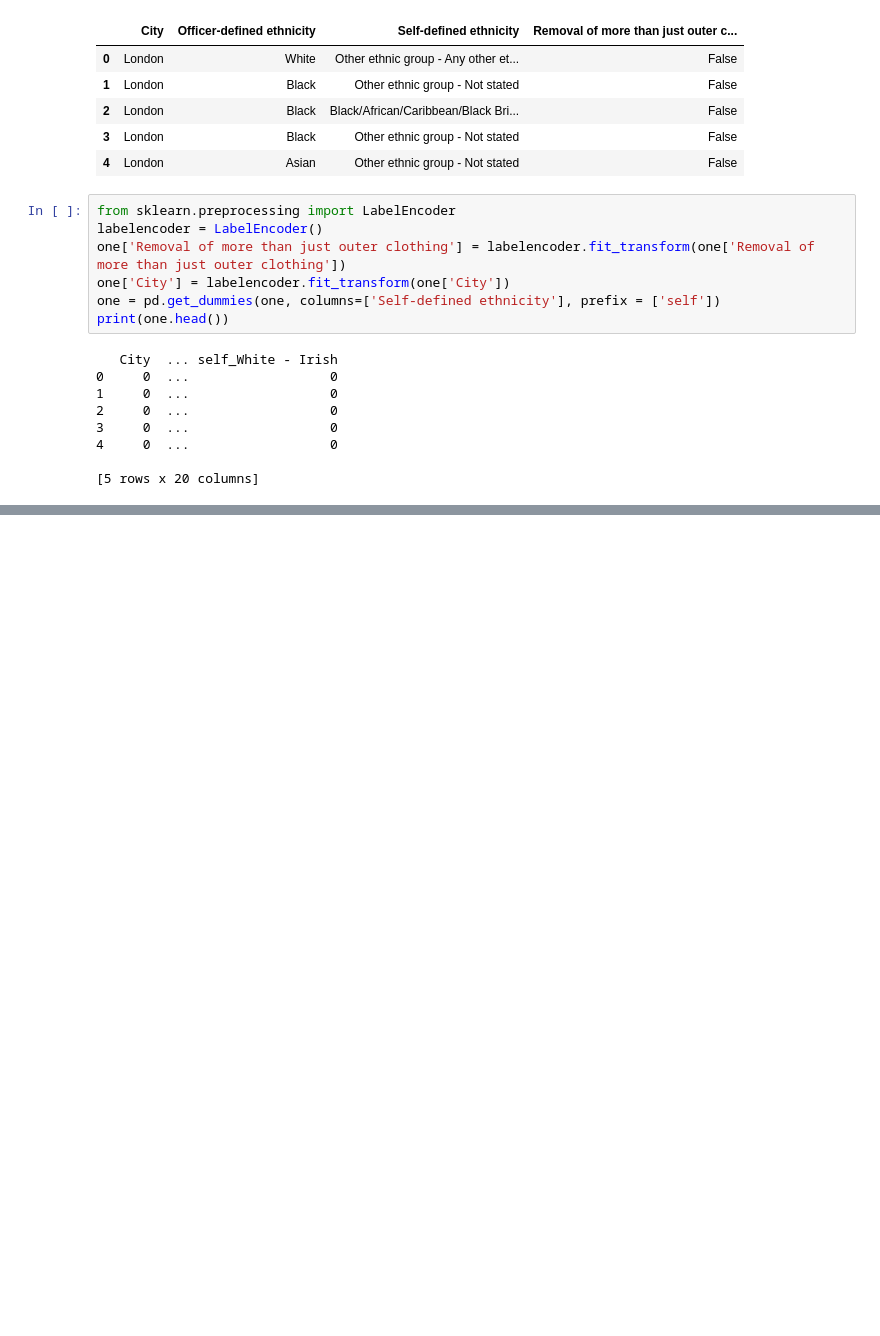
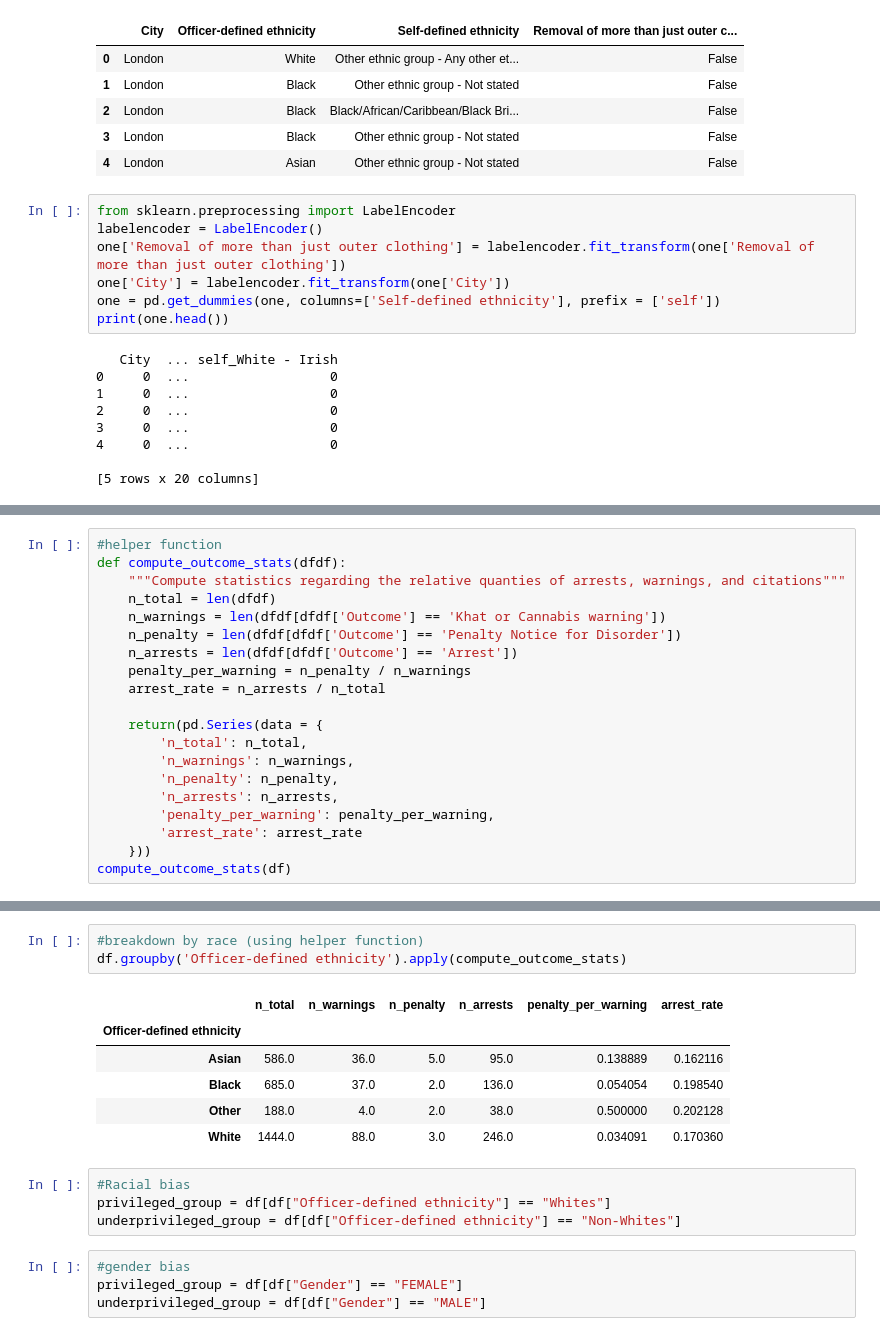
Before and after one commit to pateljay7018/CE888-7-SP-D.S.-and-decision-making-, a Jupyter notebook: Assignment-1/london_police_bias.ipynb, the cells around one changed output, grey strips where cells are left out. Cells and saved outputs as stored; diff of their text form; blank space fills up the shorter version.

```diff
--- a/Assignment-1/london_police_bias.ipynb
+++ b/Assignment-1/london_police_bias.ipynb
@@ -219,0 +269,20 @@ Name: Removal of more than just outer clothing, dtype: int64
+# %%
+#helper function
+def compute_outcome_stats(dfdf):
+    """Compute statistics regarding the relative quanties of arrests, warnings, and citations"""
+    n_total = len(dfdf)
+    n_warnings = len(dfdf[dfdf['Outcome'] == 'Khat or Cannabis warning'])
+    n_penalty = len(dfdf[dfdf['Outcome'] == 'Penalty Notice for Disorder'])
+    n_arrests = len(dfdf[dfdf['Outcome'] == 'Arrest'])
+    penalty_per_warning = n_penalty / n_warnings
+    arrest_rate = n_arrests / n_total
+
+    return(pd.Series(data = {
+        'n_total': n_total,
+        'n_warnings': n_warnings,
+        'n_penalty': n_penalty,
+        'n_arrests': n_arrests,
+        'penalty_per_warning': penalty_per_warning,
+        'arrest_rate': arrest_rate
+    }))
+compute_outcome_stats(df)
@@ -219,0 +305,18 @@ Name: Removal of more than just outer clothing, dtype: int64
+# %%
+#breakdown by race (using helper function)
+df.groupby('Officer-defined ethnicity').apply(compute_outcome_stats)
+# %% [output]
+|  | n_total | n_warnings | n_penalty | n_arrests | penalty_per_warning | arrest_rate |
+| Officer-defined ethnicity |  |  |  |  |  |  |
+| Asian | 586.0 | 36.0 | 5.0 | 95.0 | 0.138889 | 0.162116 |
+| Black | 685.0 | 37.0 | 2.0 | 136.0 | 0.054054 | 0.198540 |
+| Other | 188.0 | 4.0 | 2.0 | 38.0 | 0.500000 | 0.202128 |
+| White | 1444.0 | 88.0 | 3.0 | 246.0 | 0.034091 | 0.170360 |
+# %%
+#Racial bias
+privileged_group = df[df["Officer-defined ethnicity"] == "Whites"]
+underprivileged_group = df[df["Officer-defined ethnicity"] == "Non-Whites"]
+# %%
+#gender bias
+privileged_group = df[df["Gender"] == "FEMALE"]
+underprivileged_group = df[df["Gender"] == "MALE"]
```
Also changed, not shown: parts of 15 cells of this notebook.
